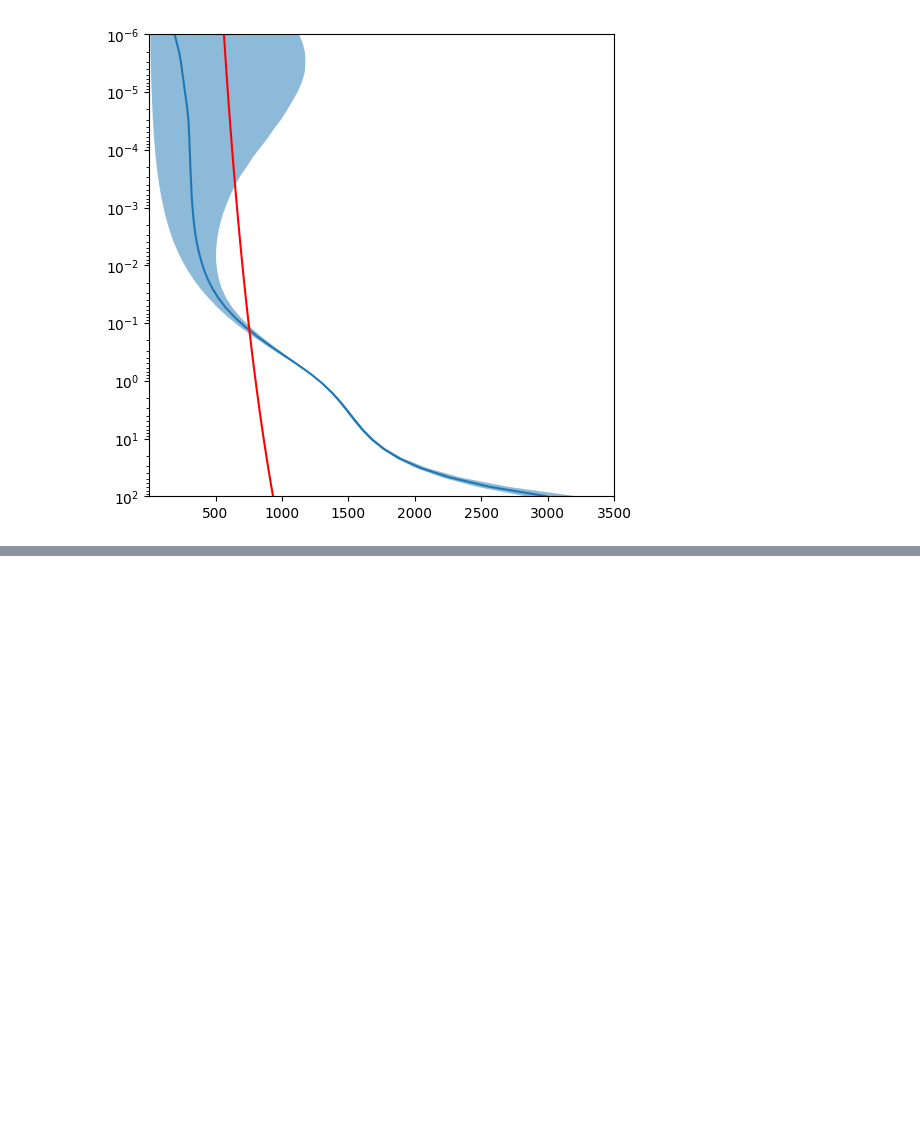
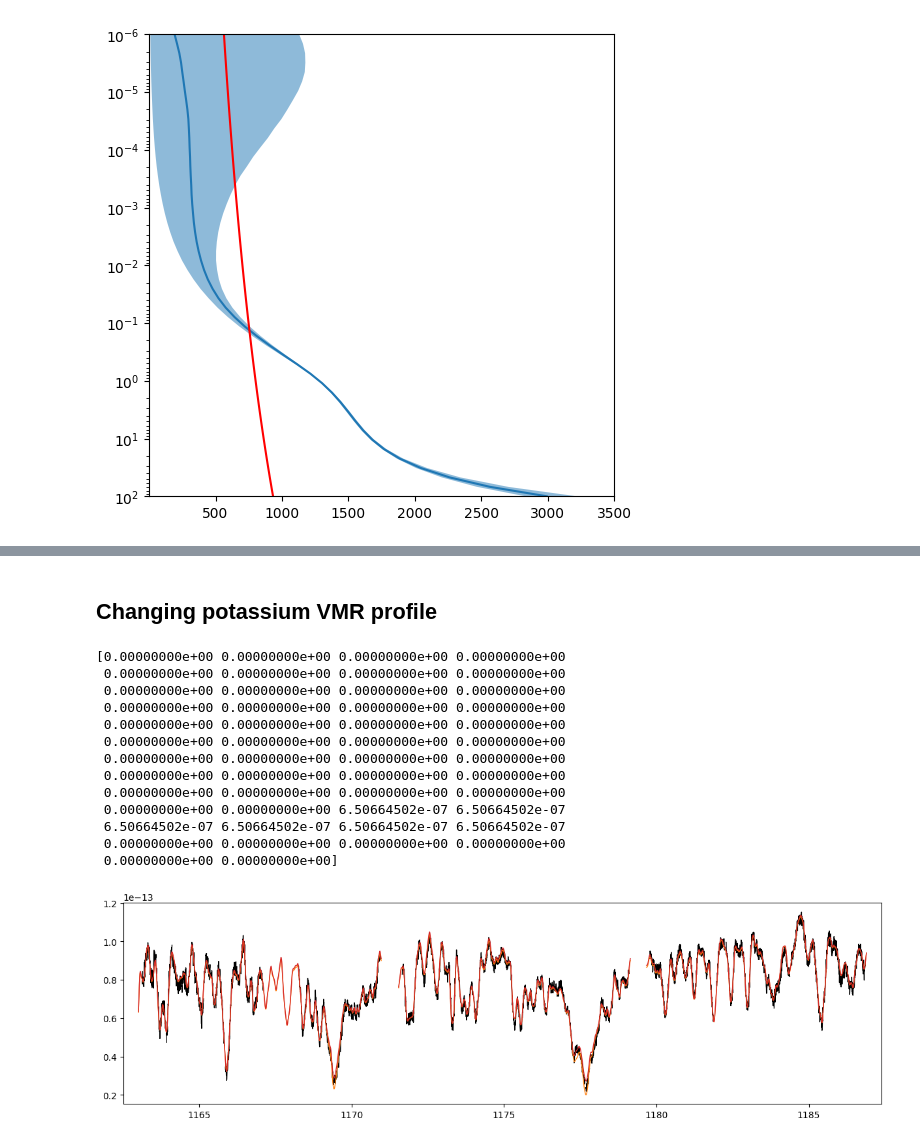
Before and after one commit to samderegt/retrieval_base, a Jupyter notebook: Luhman_16/test_K_lines.ipynb, the cells around one changed output, grey strips where cells are left out. Cells and saved outputs as stored; diff of their text form; code cells hidden in the pictures; blank space fills up the shorter version.

```diff
--- a/Luhman_16/test_K_lines.ipynb
+++ b/Luhman_16/test_K_lines.ipynb
@@ -134,0 +281,49 @@ plt.show()
+# %% [markdown]
+## Changing potassium VMR profile
+# %%
+import petitRADTRANS.nat_cst as nc
+
+fig, ax = plt.subplots(figsize=(15,4), ncols=1)
+
+Chem.mass_fractions['K'] = np.ones_like(Chem.mass_fractions['K'])*6.50664502e-07
+m_spec = pRT_atm(Chem.mass_fractions, PT.temperature, bestfit_params['params'], get_contr=True, get_full_spectrum=False)
+
+order = 2
+for j in range(d_spec.n_dets):
+    ax.plot(d_spec.wave[order,j], d_spec.flux[order,j], c='k', lw=1)
+
+for j in range(d_spec.n_dets):
+    ax.plot(d_spec.wave[order,j], LogLike.f[order,j]*m_spec.flux[order,j], c='C1', lw=1)
+
+
+mask_pressure = (np.log10(PT.pressure) < 0.2)
+#mask_pressure = (np.log10(PT.pressure) < 0.05)
+Chem.mass_fractions['K'][mask_pressure] = 0
+
+mask_pressure = (np.log10(PT.pressure) > 1.08)
+Chem.mass_fractions['K'][mask_pressure] = 0
+print(Chem.mass_fractions['K'])
+m_spec = pRT_atm(Chem.mass_fractions, PT.temperature, bestfit_params['params'], get_contr=True, get_full_spectrum=False)
+
+for j in range(d_spec.n_dets):
+    ax.plot(d_spec.wave[order,j], LogLike.f[order,j]*m_spec.flux[order,j], c='C3', lw=1)
+
+ax.set(xlim=(d_spec.wave[order,0].min()-0.5, d_spec.wave[order,2].max()+0.5))
+
+#plt.savefig('./plots/K_lines_contr_em.pdf')
+plt.show()
+# %% [output]
+[0.00000000e+00 0.00000000e+00 0.00000000e+00 0.00000000e+00
+ 0.00000000e+00 0.00000000e+00 0.00000000e+00 0.00000000e+00
+ 0.00000000e+00 0.00000000e+00 0.00000000e+00 0.00000000e+00
+ 0.00000000e+00 0.00000000e+00 0.00000000e+00 0.00000000e+00
+ 0.00000000e+00 0.00000000e+00 0.00000000e+00 0.00000000e+00
+ 0.00000000e+00 0.00000000e+00 0.00000000e+00 0.00000000e+00
+ 0.00000000e+00 0.00000000e+00 0.00000000e+00 0.00000000e+00
+ 0.00000000e+00 0.00000000e+00 0.00000000e+00 0.00000000e+00
+ 0.00000000e+00 0.00000000e+00 0.00000000e+00 0.00000000e+00
+ 0.00000000e+00 0.00000000e+00 6.50664502e-07 6.50664502e-07
+ 6.50664502e-07 6.50664502e-07 6.50664502e-07 6.50664502e-07
+ 0.00000000e+00 0.00000000e+00 0.00000000e+00 0.00000000e+00
+ 0.00000000e+00 0.00000000e+00]
+[figure, added]
```
Also changed, not shown: parts of 5 cells of this notebook, 15 other files.
